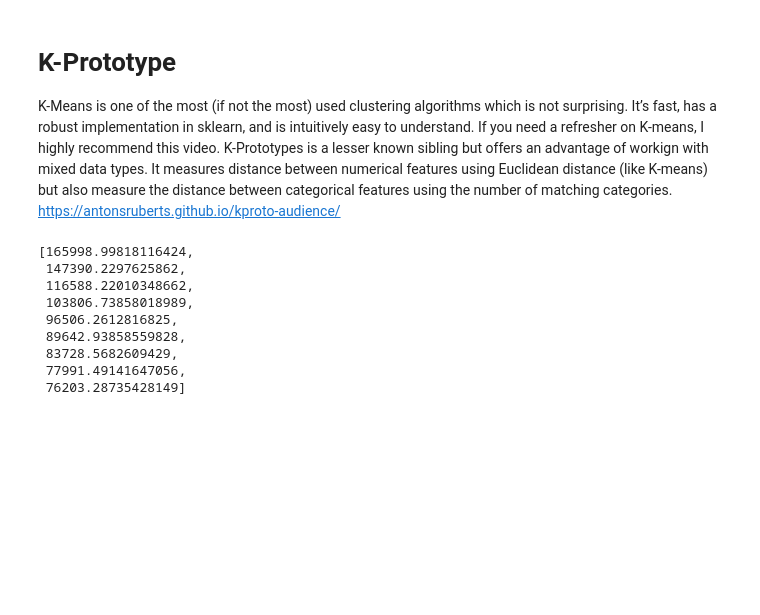
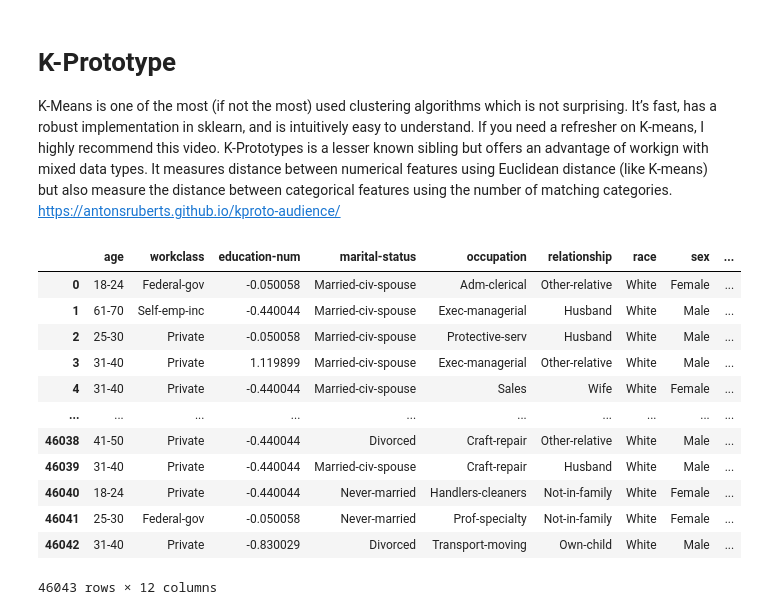
Before and after one commit to Staszek15/Data-Mining-Project, a Jupyter notebook: clustering/clustering1.ipynb, the cells around one changed output. Saved outputs shown, nothing was run; the diff lists cells and outputs as text; code cells hidden in the pictures; blank space fills up the shorter version.

```diff
--- a/clustering/clustering1.ipynb
+++ b/clustering/clustering1.ipynb
@@ -276,12 +364,0 @@ def K_Prot(df, k_max):
-# %%
-K_Prot(train, 10)
-# %% [output]
-[165998.99818116424,
- 147390.2297625862,
- 116588.22010348662,
- 103806.73858018989,
- 96506.2612816825,
- 89642.93858559828,
- 83728.5682609429,
- 77991.49141647056,
- 76203.28735428149]
@@ -287,0 +386,16 @@ K_Prot(train, 10)
+# %%
+pd.read_csv(Path('..','adults_data','prototype_test'))
+# %% [output]
+|  | age | workclass | education-num | marital-status | occupation | relationship | race | sex | ... |
+| 0 | 18-24 | Federal-gov | -0.050058 | Married-civ-spouse | Adm-clerical | Other-relative | White | Female | ... |
+| 1 | 61-70 | Self-emp-inc | -0.440044 | Married-civ-spouse | Exec-managerial | Husband | White | Male | ... |
+| 2 | 25-30 | Private | -0.050058 | Married-civ-spouse | Protective-serv | Husband | White | Male | ... |
+| 3 | 31-40 | Private | 1.119899 | Married-civ-spouse | Exec-managerial | Other-relative | White | Male | ... |
+| 4 | 31-40 | Private | -0.440044 | Married-civ-spouse | Sales | Wife | White | Female | ... |
+| ... | ... | ... | ... | ... | ... | ... | ... | ... | ... |
+| 46038 | 41-50 | Private | -0.440044 | Divorced | Craft-repair | Other-relative | White | Male | ... |
+| 46039 | 31-40 | Private | -0.440044 | Married-civ-spouse | Craft-repair | Husband | White | Male | ... |
+| 46040 | 18-24 | Private | -0.440044 | Never-married | Handlers-cleaners | Not-in-family | White | Female | ... |
+| 46041 | 25-30 | Federal-gov | -0.050058 | Never-married | Prof-specialty | Not-in-family | White | Female | ... |
+| 46042 | 31-40 | Private | -0.830029 | Divorced | Transport-moving | Own-child | White | Male | ... |
+46043 rows × 12 columns
```
Also changed, not shown: parts of 26 cells of this notebook, 49 other files.
